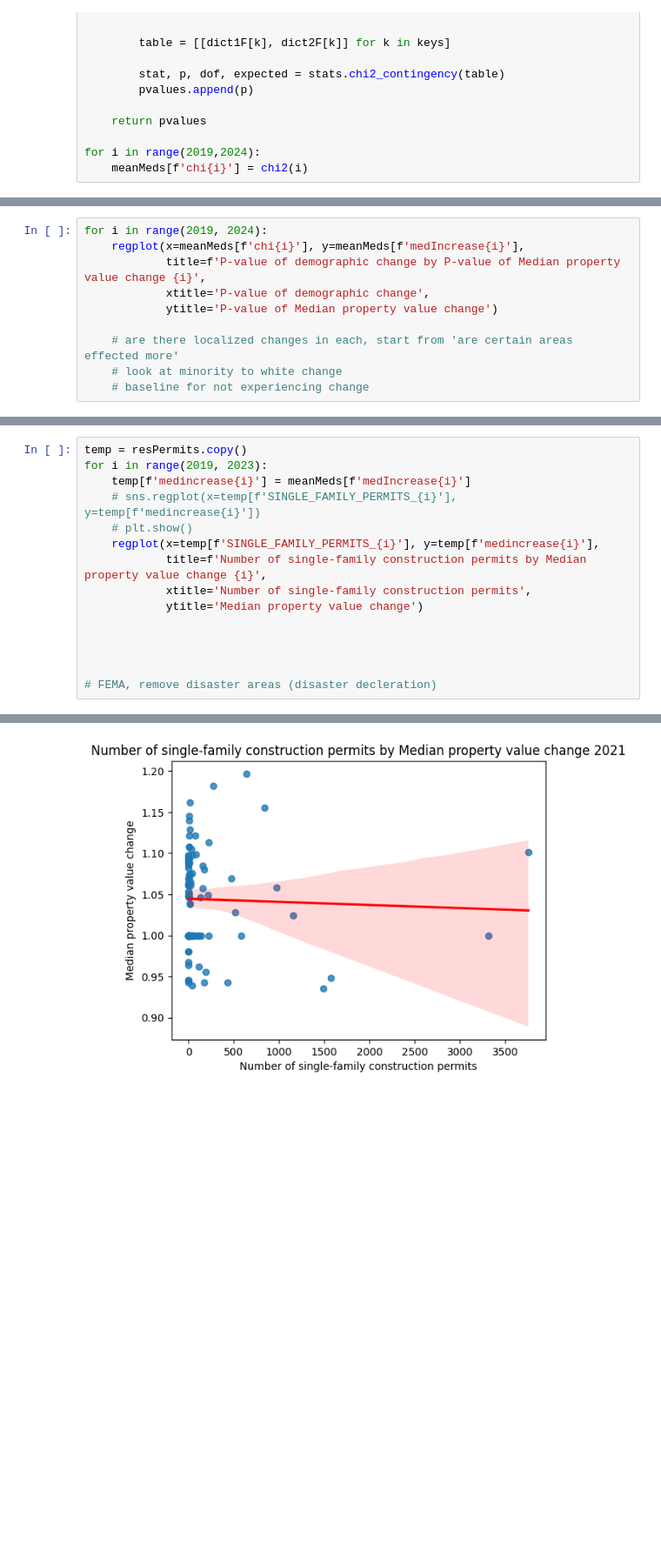
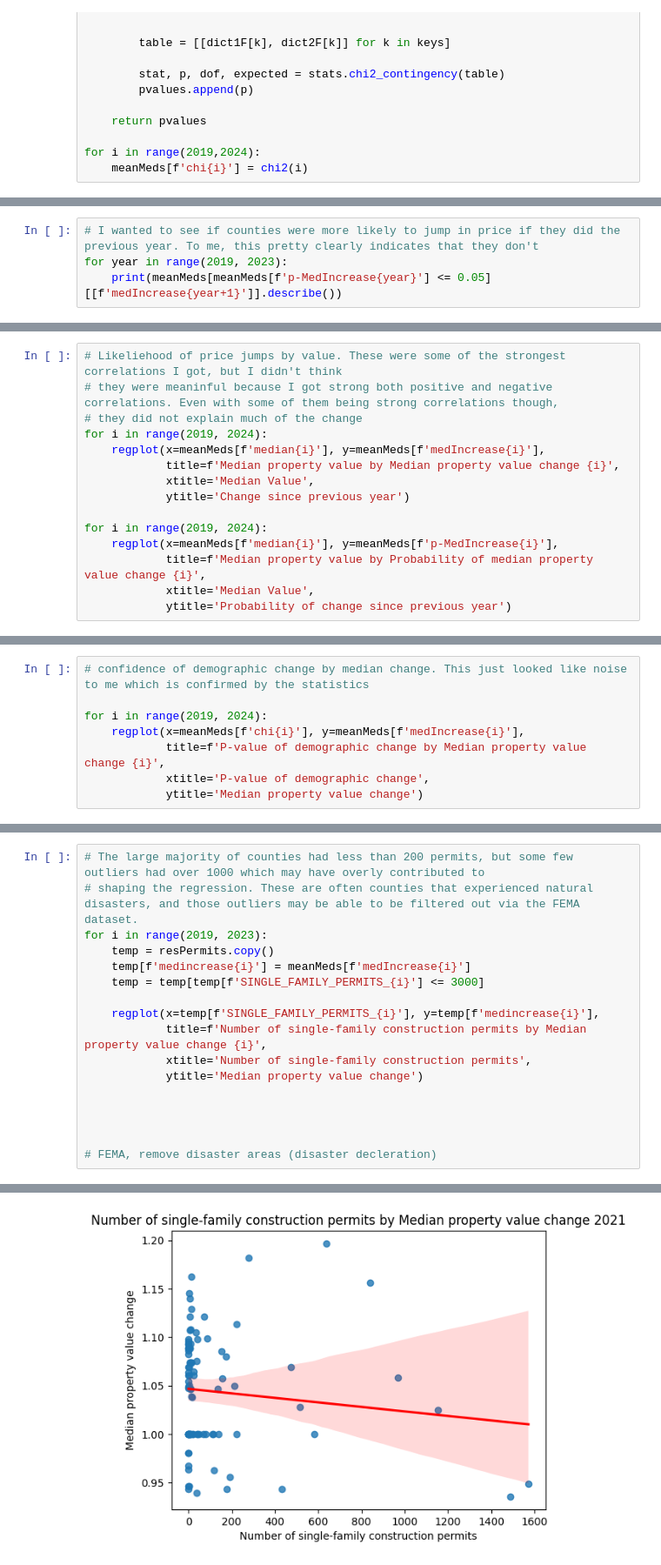
Before and after one commit to Shlefter/Data205, a Jupyter notebook: projectCode/stats.ipynb, the cells around one changed output, grey strips where cells are left out. Shown at 87% size. Drawn from its saved outputs; the diff is of its cells as text; blank space fills up the shorter version.

```diff
--- a/projectCode/stats.ipynb
+++ b/projectCode/stats.ipynb
@@ -63,0 +76,4 @@ Name: medIncrease2023, dtype: float64
+# %%
+# I wanted to see if counties were more likely to jump in price if they did the previous year. To me, this pretty clearly indicates that they don't
+for year in range(2019, 2023):
+    print(meanMeds[meanMeds[f'p-MedIncrease{year}'] <= 0.05][[f'medIncrease{year+1}']].describe())
@@ -63,0 +98,15 @@ Name: medIncrease2023, dtype: float64
+# %%
+# Likeliehood of price jumps by value. These were some of the strongest correlations I got, but I didn't think
+# they were meaninful because I got strong both positive and negative correlations. Even with some of them being strong correlations though,
+# they did not explain much of the change
+for i in range(2019, 2024):
+    regplot(x=meanMeds[f'median{i}'], y=meanMeds[f'medIncrease{i}'],
+            title=f'Median property value by Median property value change {i}',
+            xtitle='Median Value',
+            ytitle='Change since previous year')
+
+for i in range(2019, 2024):
+    regplot(x=meanMeds[f'median{i}'], y=meanMeds[f'p-MedIncrease{i}'],
+            title=f'Median property value by Probability of median property value change {i}',
+            xtitle='Median Value',
+            ytitle='Probability of change since previous year')
@@ -94,13 +175,11 @@ R2 1.5602032965807056e-05
 P: 0.8306817336163934
 [figure]
 # %%
+# confidence of demographic change by median change. This just looked like noise to me which is confirmed by the statistics
+
 for i in range(2019, 2024):
     regplot(x=meanMeds[f'chi{i}'], y=meanMeds[f'medIncrease{i}'],
-            title=f'P-value of demographic change by P-value of Median property value change {i}',
+            title=f'P-value of demographic change by Median property value change {i}',
             xtitle='P-value of demographic change',
-            ytitle='P-value of Median property value change')
-
-    # are there localized changes in each, start from 'are certain areas effected more'
-    # look at minority to white change
-    # baseline for not experiencing change
+            ytitle='Median property value change')
 # %% [output]
@@ -157,9 +235,11 @@ resPermits.index = resPermits['GEOID']
 # %%
-temp = resPermits.copy()
+# The large majority of counties had less than 200 permits, but some few outliers had over 1000 which may have overly contributed to
+# shaping the regression. These are often counties that experienced natural disasters, and those outliers may be able to be filtered out via the FEMA dataset.
 for i in range(2019, 2023):
+    temp = resPermits.copy()
     temp[f'medincrease{i}'] = meanMeds[f'medIncrease{i}']
-    # sns.regplot(x=temp[f'SINGLE_FAMILY_PERMITS_{i}'], y=temp[f'medincrease{i}'])
-    # plt.show()
+    temp = temp[temp[f'SINGLE_FAMILY_PERMITS_{i}'] <= 3000]
+
     regplot(x=temp[f'SINGLE_FAMILY_PERMITS_{i}'], y=temp[f'medincrease{i}'],
             title=f'Number of single-family construction permits by Median property value change {i}',
             xtitle='Number of single-family construction permits',
@@ -187 +267 @@ P: 0.7251884716781427
-[figure, old version]
+[figure, new version]
```
Also changed, not shown: parts of 12 cells of this notebook, 6 other files.
